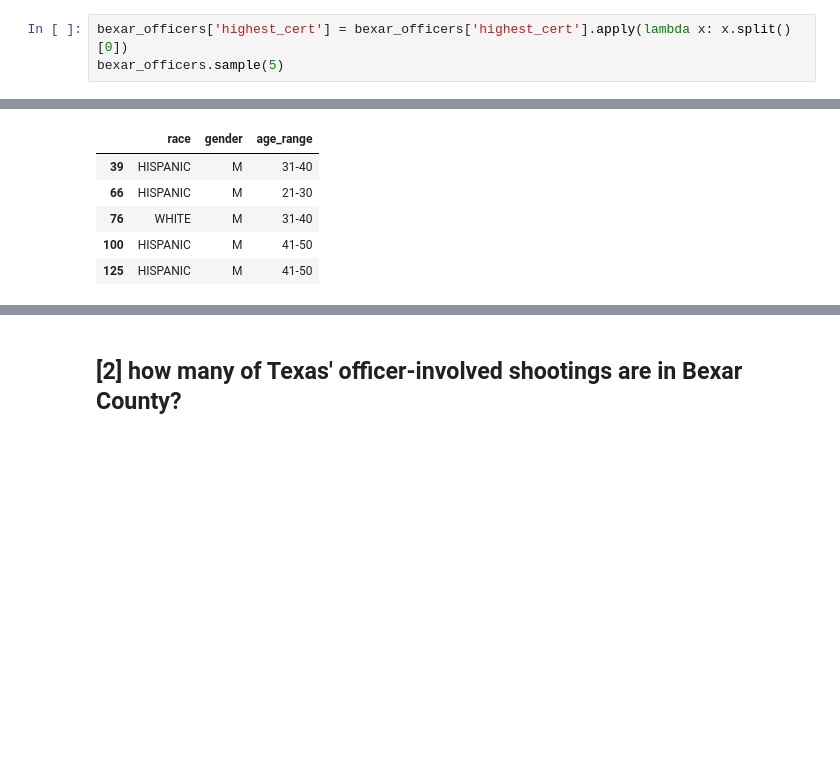
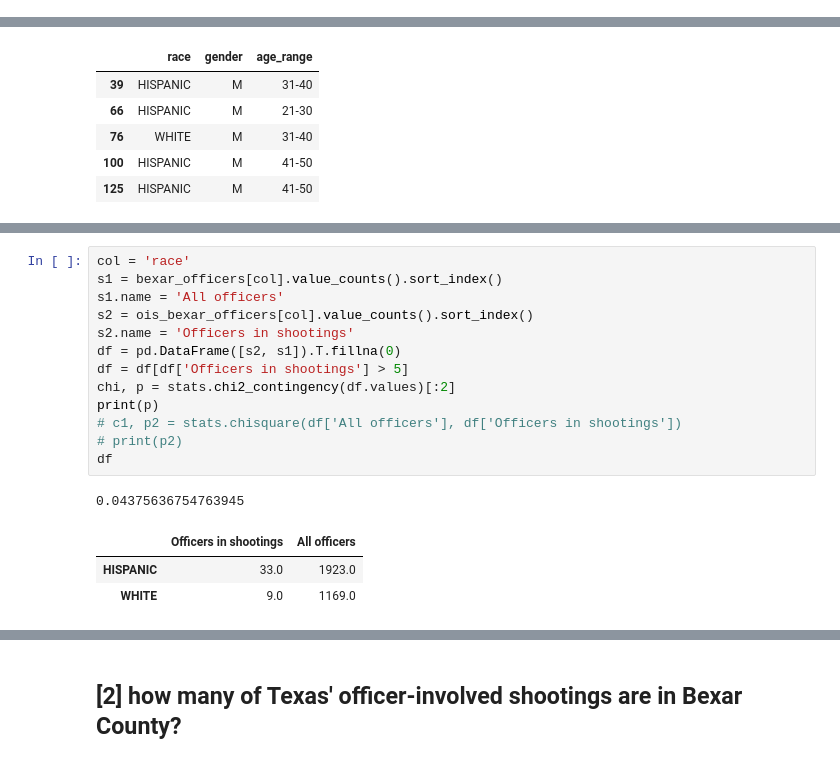
Before and after one commit to texas-justice-initiative/analysis, a Jupyter notebook: analyses/san_antonio.ipynb, the cells around one changed output, grey strips where cells are left out. Saved outputs shown, nothing was run; the diff lists cells and outputs as text; blank space fills up the shorter version.

```diff
--- a/analyses/san_antonio.ipynb
+++ b/analyses/san_antonio.ipynb
@@ -166,3 +174,0 @@ Name: current_agency, dtype: int64
-# %%
-bexar_officers['highest_cert'] = bexar_officers['highest_cert'].apply(lambda x: x.split()[0])
-bexar_officers.sample(5)
@@ -269,3 +286,21 @@ def add_significance(fig, p, **kwargs):
+# %%
+col = 'race'
+s1 = bexar_officers[col].value_counts().sort_index()
+s1.name = 'All officers'
+s2 = ois_bexar_officers[col].value_counts().sort_index()
+s2.name = 'Officers in shootings'
+df = pd.DataFrame([s2, s1]).T.fillna(0)
+df = df[df['Officers in shootings'] > 5]
+chi, p = stats.chi2_contingency(df.values)[:2]
+print(p)
+# c1, p2 = stats.chisquare(df['All officers'], df['Officers in shootings'])
+# print(p2)
+df
+# %% [output]
+0.04375636754763945
+|  | Officers in shootings | All officers |
+| HISPANIC | 33.0 | 1923.0 |
+| WHITE | 9.0 | 1169.0 |
 # %%
 for col in ['race', 'gender', 'age_range']:
     s1 = bexar_officers[col].value_counts().sort_index()
```
Also changed, not shown: parts of 13 cells of this notebook, 4 other files.
